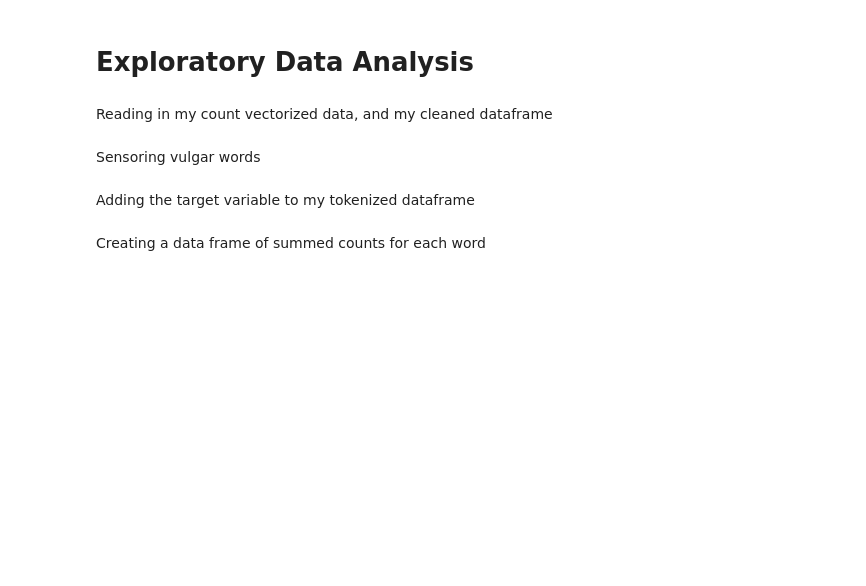
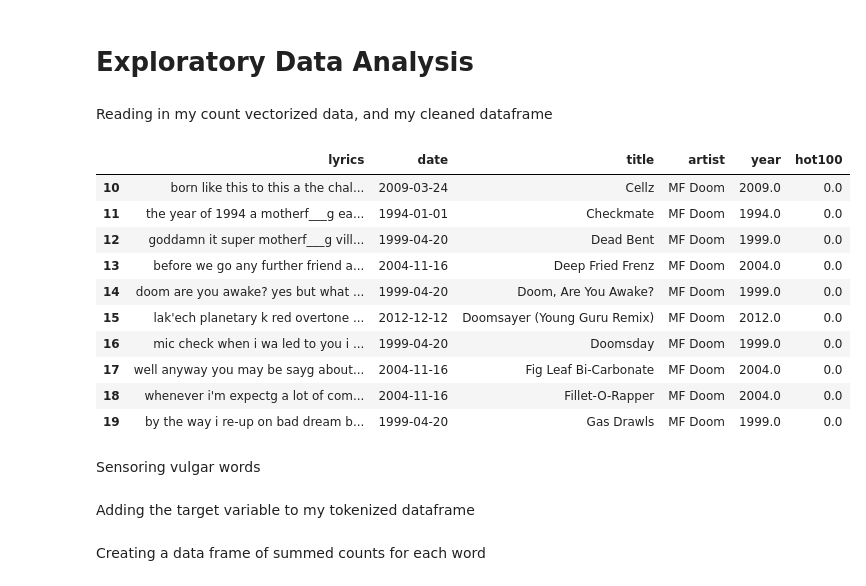
Before and after one commit to celehman44/Rap_Lyrics_Analysis, a Jupyter notebook: 10_EDA.ipynb, the cells around one changed output. Cells and saved outputs as stored; diff of their text form; code cells hidden in the pictures; blank space fills up the shorter version.

```diff
--- a/10_EDA.ipynb
+++ b/10_EDA.ipynb
@@ -11,6 +11,20 @@ Reading in my count vectorized data, and my cleaned dataframe
 df = pd.read_csv('./X.csv',index_col=0)
 #target = pd.read_csv('./clean_data_years.csv', index_col=0)
 df2 = pd.read_csv('./final_clean_df.csv',index_col=0)
+# %%
+df2.drop('level_0',axis=1)[10:20]
+# %% [output]
+|  | lyrics | date | title | artist | year | hot100 |
+| 10 | born like this to this a the chal... | 2009-03-24 | Cellz | MF Doom | 2009.0 | 0.0 |
+| 11 | the year of 1994 a motherf___g ea... | 1994-01-01 | Checkmate | MF Doom | 1994.0 | 0.0 |
+| 12 | goddamn it super motherf___g vill... | 1999-04-20 | Dead Bent | MF Doom | 1999.0 | 0.0 |
+| 13 | before we go any further friend a... | 2004-11-16 | Deep Fried Frenz | MF Doom | 2004.0 | 0.0 |
+| 14 | doom are you awake? yes but what ... | 1999-04-20 | Doom, Are You Awake? | MF Doom | 1999.0 | 0.0 |
+| 15 | lak'ech planetary k red overtone ... | 2012-12-12 | Doomsayer (Young Guru Remix) | MF Doom | 2012.0 | 0.0 |
+| 16 | mic check when i wa led to you i ... | 1999-04-20 | Doomsday | MF Doom | 1999.0 | 0.0 |
+| 17 | well anyway you may be sayg about... | 2004-11-16 | Fig Leaf Bi-Carbonate | MF Doom | 2004.0 | 0.0 |
+| 18 | whenever i'm expectg a lot of com... | 2004-11-16 | Fillet-O-Rapper | MF Doom | 2004.0 | 0.0 |
+| 19 | by the way i re-up on bad dream b... | 1999-04-20 | Gas Drawls | MF Doom | 1999.0 | 0.0 |
 # %% [markdown]
 Sensoring vulgar words
 # %%
```
Also changed, not shown: parts of 5 cells of this notebook, 5 other files.
